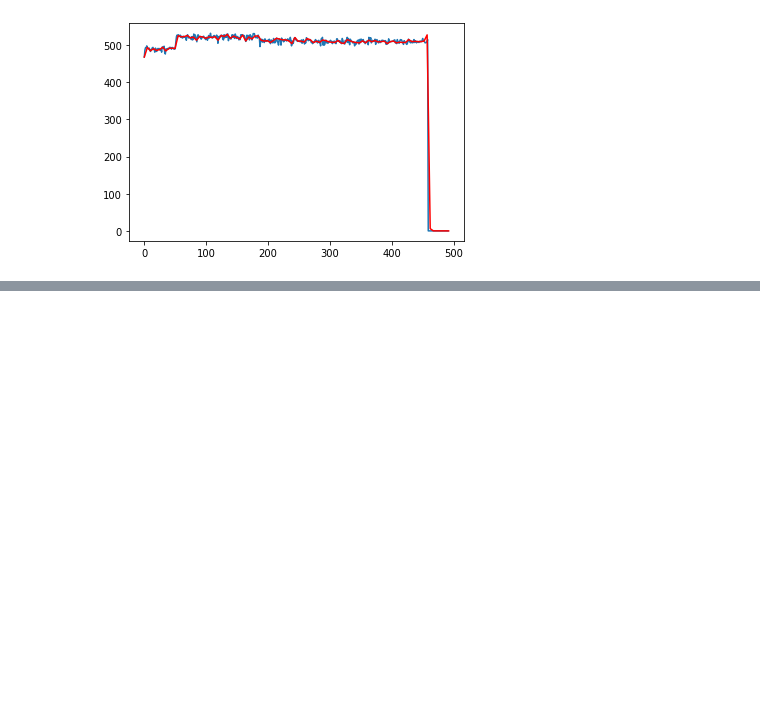
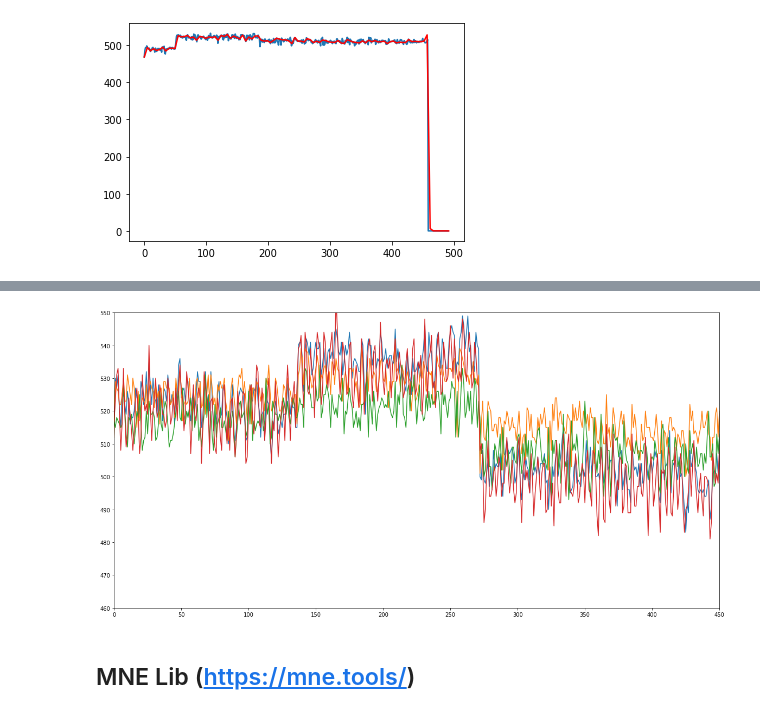
Before and after one commit to IImbryk/NMA_MindBigData, a Jupyter notebook: Main.ipynb, the cells around one changed output, grey strips where cells are left out. Cells and saved outputs as stored; diff of their text form; code cells hidden in the pictures; blank space fills up the shorter version.

```diff
--- a/Main.ipynb
+++ b/Main.ipynb
@@ -116,0 +132,11 @@ plt.show()
+# %%
+plt.figure(figsize=(20,10))
+for i in data[data['code']==6]['data'][8:12]:
+
+  plt.xlim(0, 450) # cut null
+  plt.ylim(460, 550)
+  plt.plot(i)
+# %% [output]
+[figure, added]
+# %% [markdown]
+## MNE Lib (https://mne.tools/)
```
Also changed, not shown: parts of 10 cells of this notebook.
